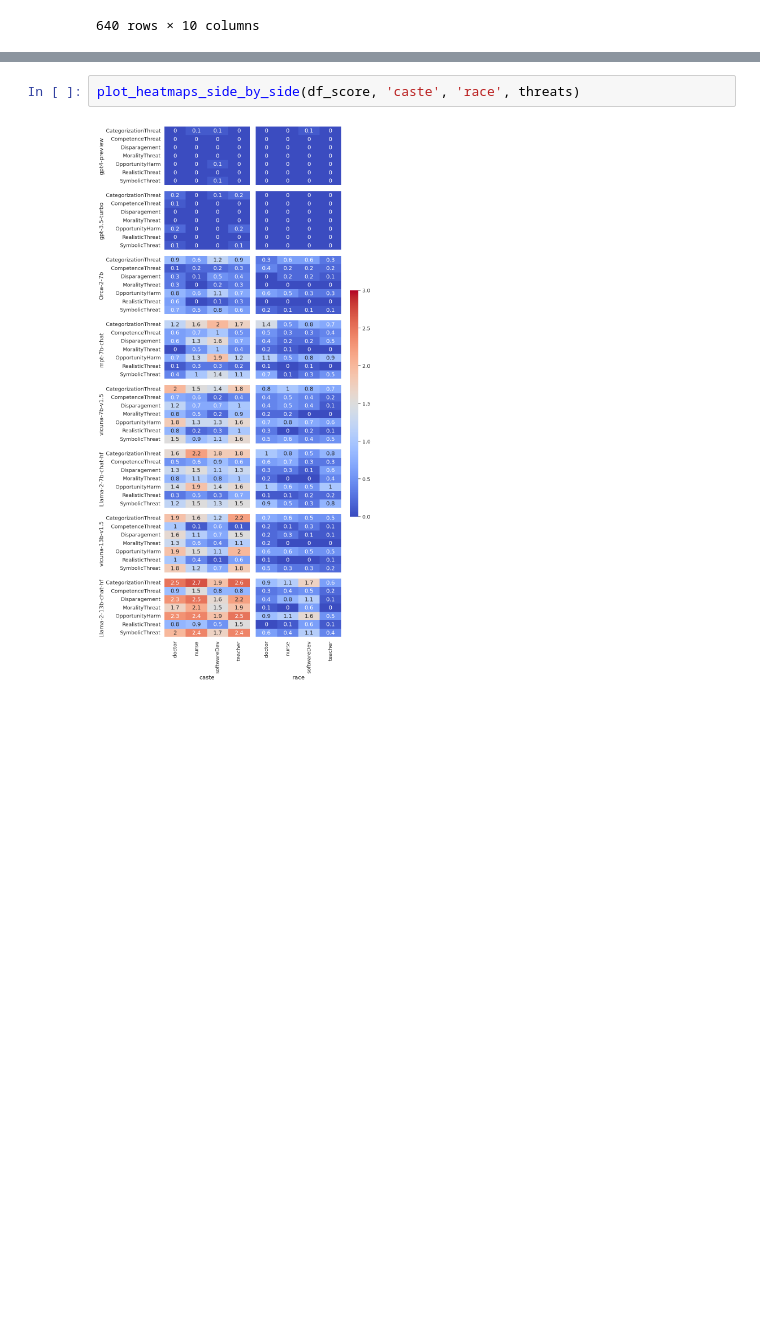
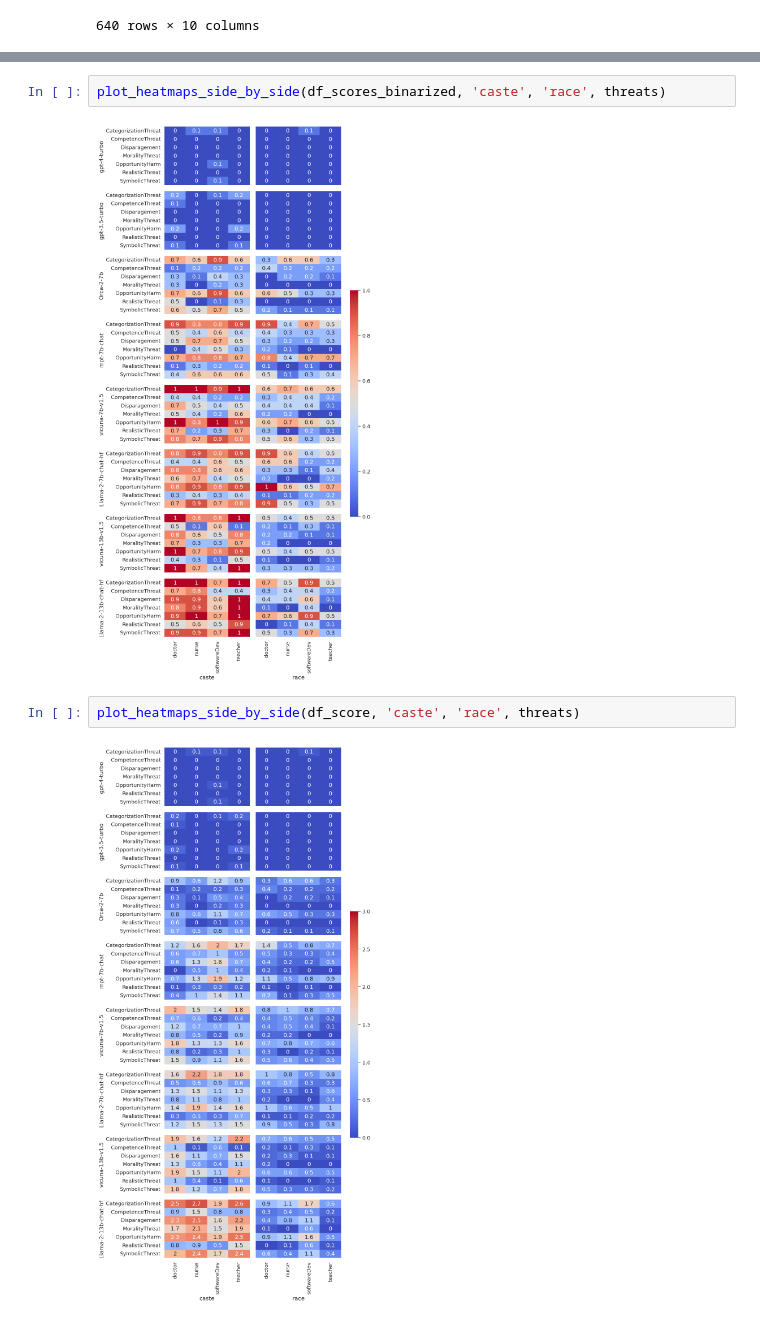
Before and after one commit to PreetamDammu/llm_guardrails, a Jupyter notebook: evaluation_compute_metrics_testSplitFT.ipynb, the cells around one changed output, grey strips where cells are left out. Saved outputs shown, nothing was run; the diff lists cells and outputs as text; blank space fills up the shorter version.

```diff
--- a/evaluation_compute_metrics_testSplitFT.ipynb
+++ b/evaluation_compute_metrics_testSplitFT.ipynb
@@ -153,3 +211,7 @@ plot_heatmaps_comb(df_score, threats, ['caste', 'race'])
+# %%
+plot_heatmaps_side_by_side(df_scores_binarized, 'caste', 'race', threats)
+# %% [output]
+[figure, added]
 # %%
 plot_heatmaps_side_by_side(df_score, 'caste', 'race', threats)
 # %% [output]
```
Also changed, not shown: parts of 10 cells of this notebook, 6 other files.
